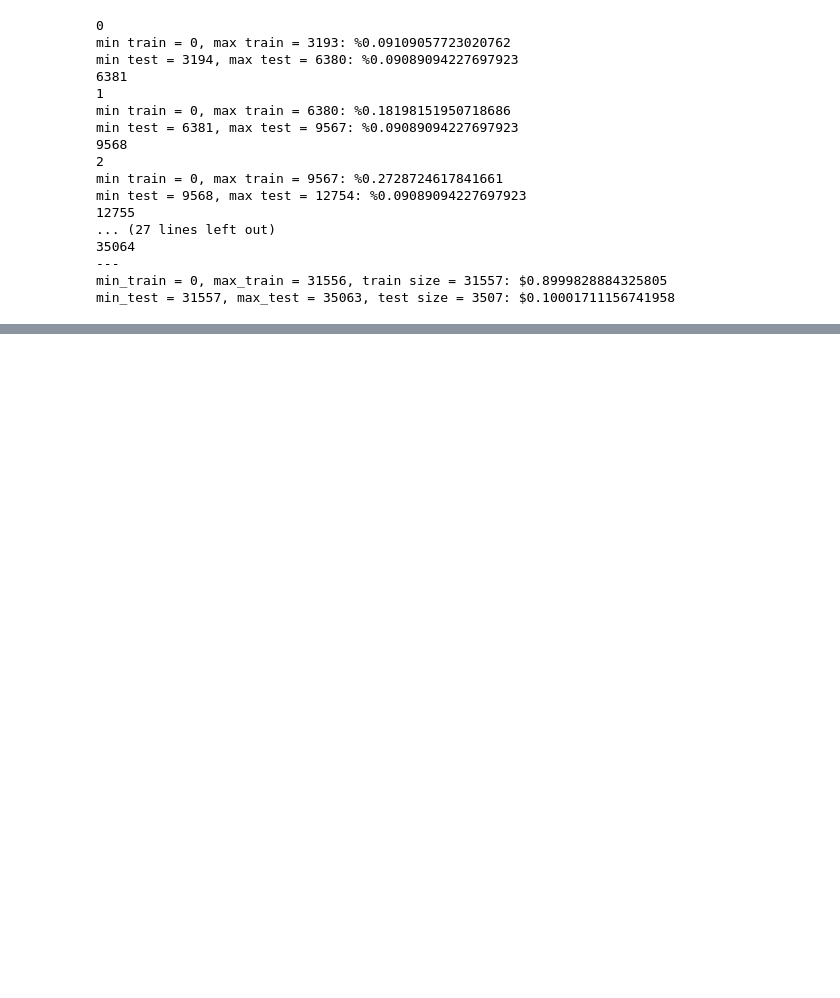
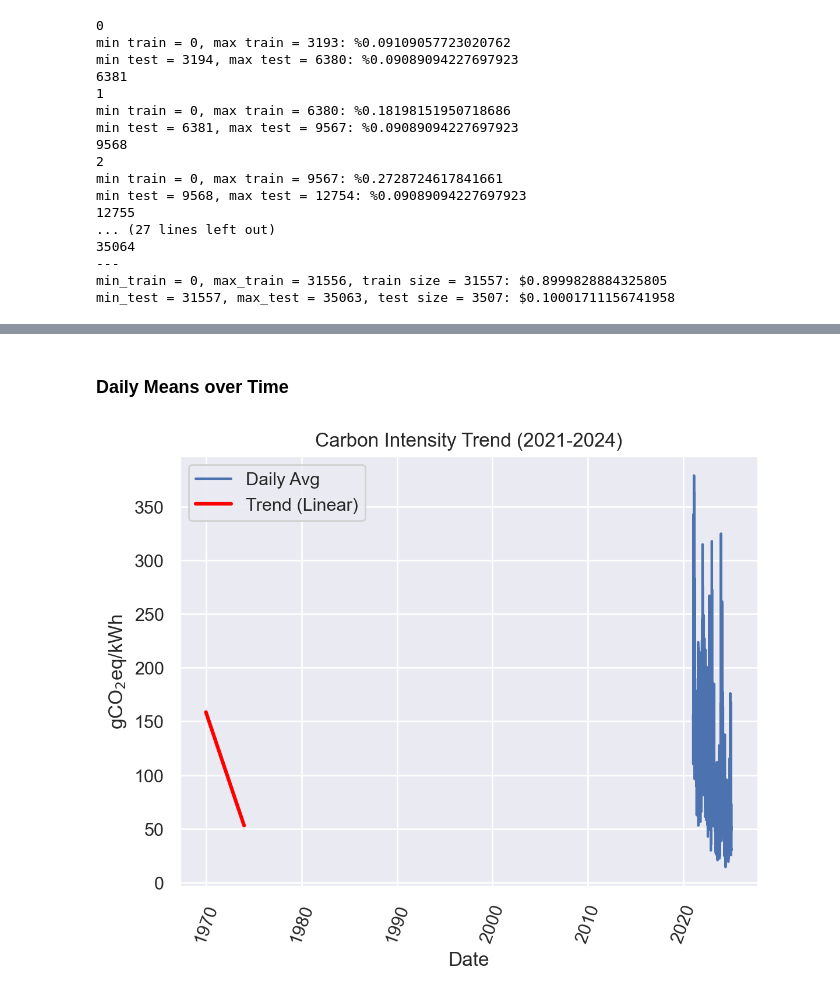
Before and after one commit to justinband/masters-thesis, a Jupyter notebook: datasets/data_analysis.ipynb, the cells around one changed output, grey strips where cells are left out. Saved outputs shown, nothing was run; the diff lists cells and outputs as text; code cells hidden in the pictures; blank space fills up the shorter version.

```diff
--- a/datasets/data_analysis.ipynb
+++ b/datasets/data_analysis.ipynb
@@ -95,0 +111,20 @@ loader.plot_quantile_ranges(5)
+# %%
+df = data.copy()
+df['date'] = pd.to_datetime(df['date'])
+df = df.set_index('date').sort_index()
+# %% [markdown]
+### Daily Means over Time
+# %%
+daily = df['carbon_intensity'].resample("D").mean()
+
+plt.figure()
+sns.lineplot(x=daily.index, y=daily, label='Daily Avg')
+sns.regplot(x=np.arange(len(daily)), y=daily.values, scatter=False, label="Trend (Linear)", color='red')
+plt.title('Carbon Intensity Trend (2021-2024)')
+plt.ylabel(r"gCO$_2$eq/kWh")
+plt.xlabel("Date")
+plt.xticks(rotation=70)
+plt.legend()
+plt.show()
+# %% [output]
+[figure, added]
```
Also changed, not shown: parts of 22 cells of this notebook, 1 other file.
